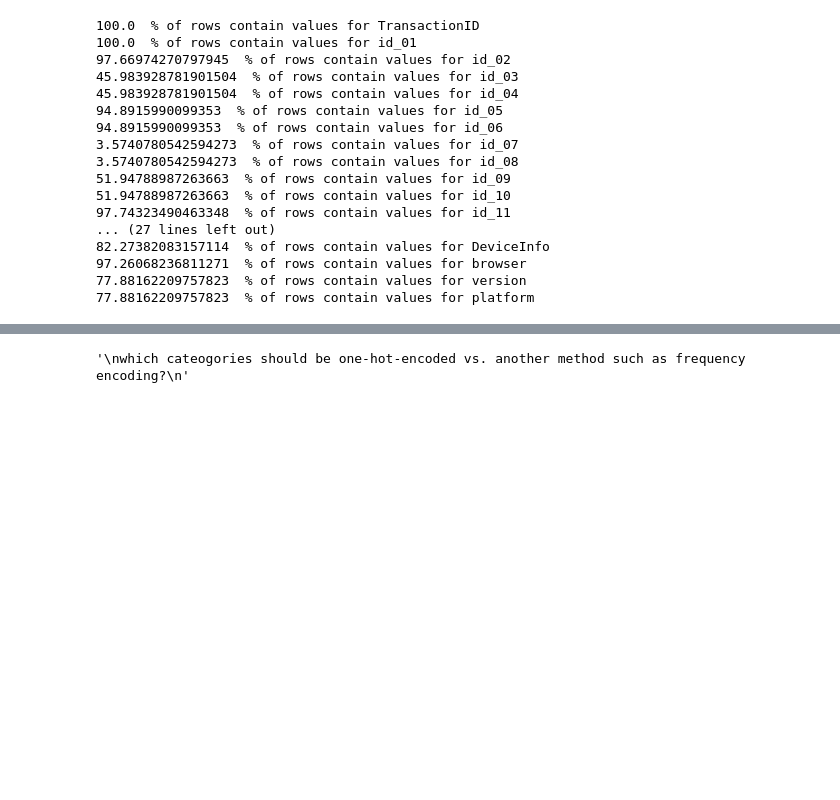
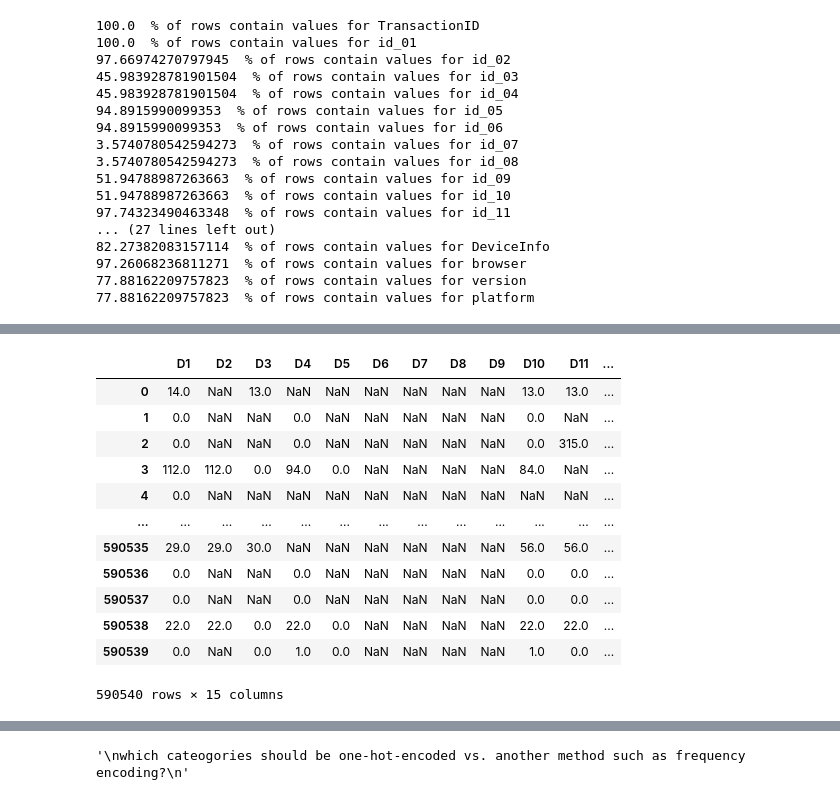
Before and after one commit to zamiulalam/FindingFraud, a Jupyter notebook: notebooks/agekow_exploratory.ipynb, the cells around one changed output, grey strips where cells are left out. Drawn from its saved outputs; the diff is of its cells as text; code cells hidden in the pictures; blank space fills up the shorter version.

```diff
--- a/notebooks/agekow_exploratory.ipynb
+++ b/notebooks/agekow_exploratory.ipynb
@@ -110,0 +132,16 @@ M1 - M9
+# %%
+df_tr
+# %% [output]
+|  | D1 | D2 | D3 | D4 | D5 | D6 | D7 | D8 | D9 | D10 | D11 | ... |
+| 0 | 14.0 | NaN | 13.0 | NaN | NaN | NaN | NaN | NaN | NaN | 13.0 | 13.0 | ... |
+| 1 | 0.0 | NaN | NaN | 0.0 | NaN | NaN | NaN | NaN | NaN | 0.0 | NaN | ... |
+| 2 | 0.0 | NaN | NaN | 0.0 | NaN | NaN | NaN | NaN | NaN | 0.0 | 315.0 | ... |
+| 3 | 112.0 | 112.0 | 0.0 | 94.0 | 0.0 | NaN | NaN | NaN | NaN | 84.0 | NaN | ... |
+| 4 | 0.0 | NaN | NaN | NaN | NaN | NaN | NaN | NaN | NaN | NaN | NaN | ... |
+| ... | ... | ... | ... | ... | ... | ... | ... | ... | ... | ... | ... | ... |
+| 590535 | 29.0 | 29.0 | 30.0 | NaN | NaN | NaN | NaN | NaN | NaN | 56.0 | 56.0 | ... |
+| 590536 | 0.0 | NaN | NaN | 0.0 | NaN | NaN | NaN | NaN | NaN | 0.0 | 0.0 | ... |
+| 590537 | 0.0 | NaN | NaN | 0.0 | NaN | NaN | NaN | NaN | NaN | 0.0 | 0.0 | ... |
+| 590538 | 22.0 | 22.0 | 0.0 | 22.0 | 0.0 | NaN | NaN | NaN | NaN | 22.0 | 22.0 | ... |
+| 590539 | 0.0 | NaN | 0.0 | 1.0 | 0.0 | NaN | NaN | NaN | NaN | 1.0 | 0.0 | ... |
+590540 rows × 15 columns
```
Also changed, not shown: parts of 18 cells of this notebook.
